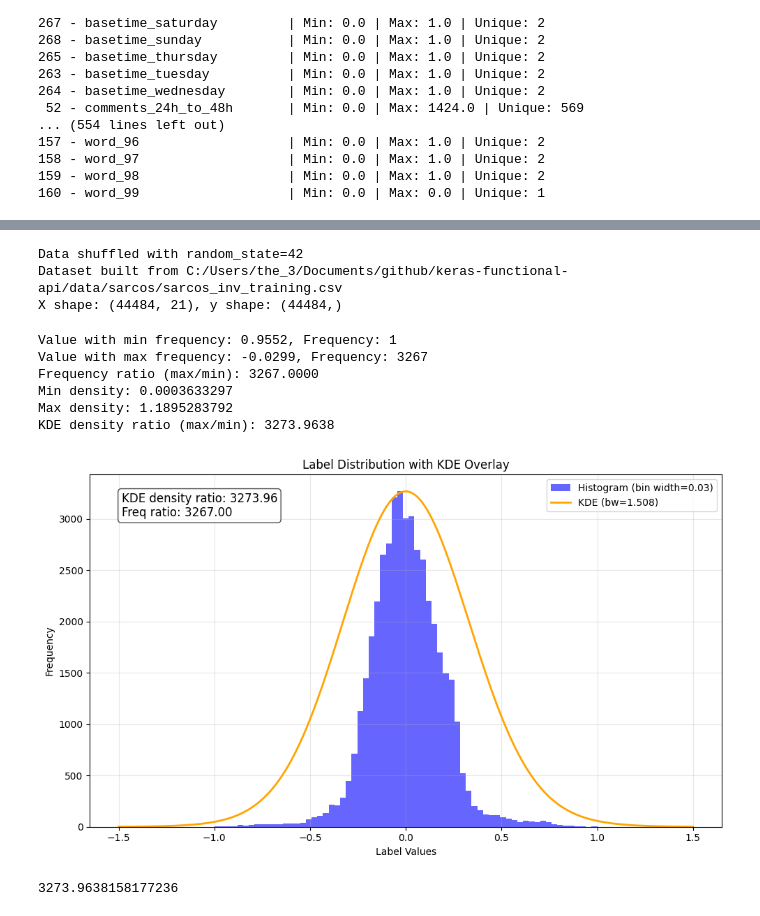
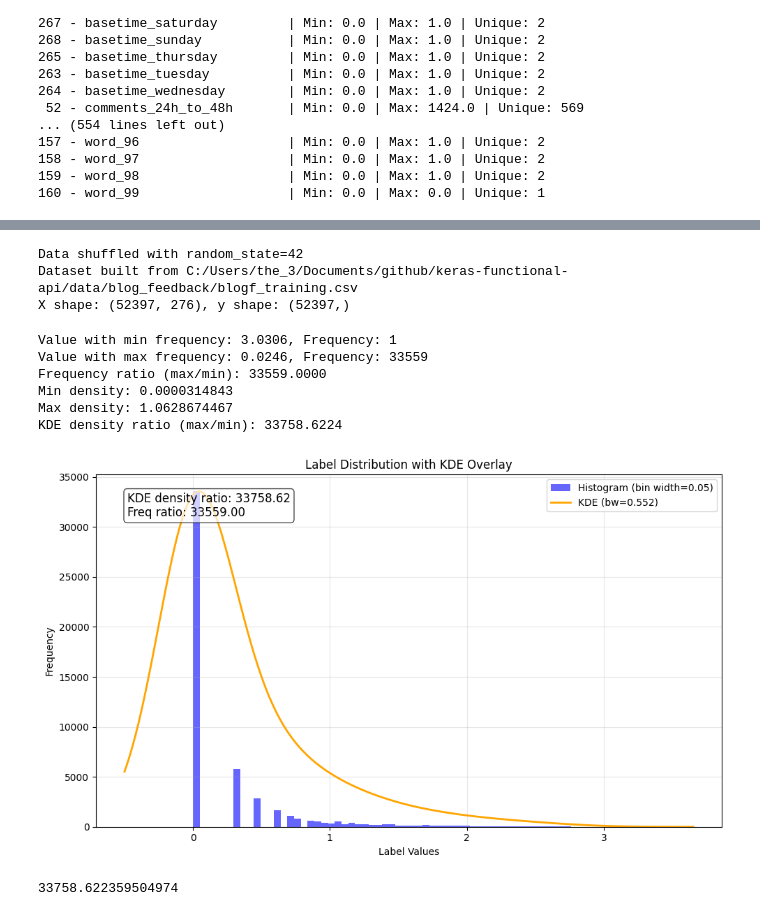
Before and after one commit to Machine-Earning/CISIR, a Jupyter notebook: notebooks/ds_prep_blog_feedback.ipynb, the cells around one changed output, grey strips where cells are left out. Drawn from its saved outputs; the diff is of its cells as text; code cells hidden in the pictures.

```diff
--- a/notebooks/ds_prep_blog_feedback.ipynb
+++ b/notebooks/ds_prep_blog_feedback.ipynb
@@ -354,8 +354,8 @@ Combined dataset shape: 7624 rows x 281 columns
 Row count verification: Success! Total individual rows (7624) matches combined dataset rows (7624)
 Combined dataset saved to: C:/Users/the_3/Documents/github/keras-functional-api/data/blog_feedback/blogf_test.csv
 # %%
-BLOGF_PATH = 'C:/Users/the_3/Documents/github/keras-functional-api/data/blog_feedback/blogf_train.csv'
-BLOGF_TEST_PATH = 'C:/Users/the_3/Documents/github/keras-functional-api/data/blog_feedback/blogf_test.csv'
+BLOGF_PATH = 'C:/Users/the_3/Documents/github/keras-functional-api/data/blog_feedback/raw/blogf_train_unprocessed.csv'
+BLOGF_TEST_PATH = 'C:/Users/the_3/Documents/github/keras-functional-api/data/blog_feedback/raw/blogf_test_unprocessed.csv'
 # %%
 def analyze_dataframe(df: pd.DataFrame) -> None:
     """
@@ -1478,14 +1476,14 @@ def filter_ds(
     return X_combined, y_combined
 # %%
 # find the kde such that ratio is maintained on the training set
-training_path = 'C:/Users/the_3/Documents/github/keras-functional-api/data/sarcos/sarcos_inv_training.csv'
+training_path = 'C:/Users/the_3/Documents/github/keras-functional-api/data/blog_feedback/blogf_training.csv'
 
 # build training set
-X_train, y_train = build_sarcos_ds(training_path, shuffle_data=True, random_state=42)
+X_train, y_train = build_blogf_ds(training_path, shuffle_data=True, random_state=42)
 # %% [output]
 Data shuffled with random_state=42
-Dataset built from C:/Users/the_3/Documents/github/keras-functional-api/data/sarcos/sarcos_inv_training.csv
-X shape: (44484, 21), y shape: (44484,)
+Dataset built from C:/Users/the_3/Documents/github/keras-functional-api/data/blog_feedback/blogf_training.csv
+X shape: (52397, 276), y shape: (52397,)
 # %%
 def analyze_label_dist_with_kde(y: np.ndarray, kde_bandwidth: float = 0.1, bin_width: float = 10) -> float:
     """
@@ -1584,13 +1582,13 @@ def analyze_label_dist_with_kde(y: np.ndarray, kde_bandwidth: float = 0.1, bin_w
 
     return density_ratio
 # %%
-analyze_label_dist_with_kde(y_train, 1.508, bin_width=0.03)
+analyze_label_dist_with_kde(y_train, 0.552, bin_width=0.05)
 # %% [output]
-Value with min frequency: 0.9552, Frequency: 1
-Value with max frequency: -0.0299, Frequency: 3267
-Frequency ratio (max/min): 3267.0000
-Min density: 0.0003633297
-Max density: 1.1895283792
-KDE density ratio (max/min): 3273.9638
+Value with min frequency: 3.0306, Frequency: 1
+Value with max frequency: 0.0246, Frequency: 33559
+Frequency ratio (max/min): 33559.0000
+Min density: 0.0000314843
+Max density: 1.0628674467
+KDE density ratio (max/min): 33758.6224
-[figure, old version]
+[figure, new version]
-3273.9638158177236
+33758.622359504974
```
Also changed, not shown: parts of 10 cells of this notebook, 2 other files.
